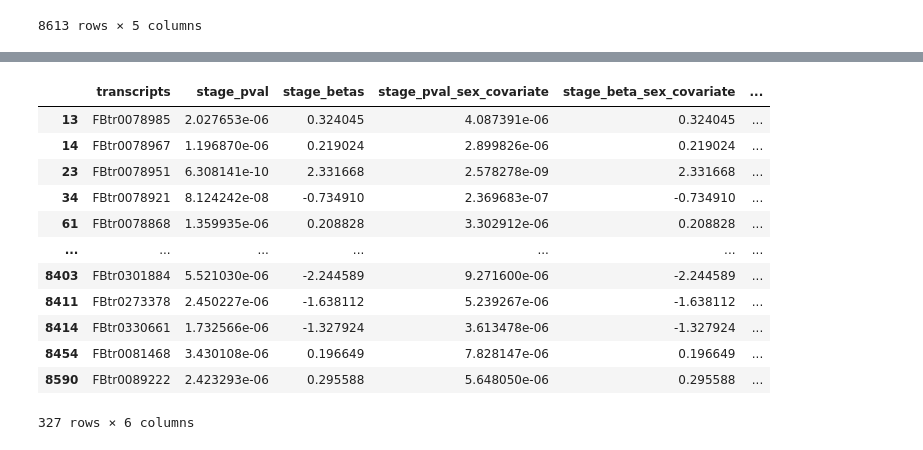
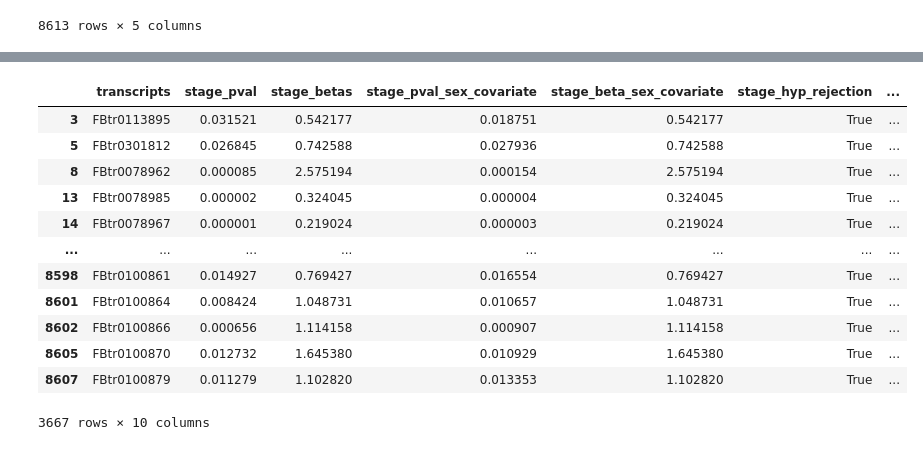
Before and after one commit to jliao94/qbb2020-answers, a Jupyter notebook: assignment7/Assignment7.ipynb, the cells around one changed output, grey strips where cells are left out. Drawn from its saved outputs; the diff is of its cells as text; code cells hidden in the pictures.

```diff
--- a/assignment7/Assignment7.ipynb
+++ b/assignment7/Assignment7.ipynb
@@ -341,3 +342,12 @@ diff_expr
 | 8611 | FBtr0114261 | 0.170680 | -0.212609 | 0.177894 | -0.212609 |
 | 8612 | FBtr0114216 | 0.752048 | -0.116162 | 0.749759 | -0.116162 |
 8613 rows × 5 columns
+# %%
+#perform hypothesis testing for p-values based on stage, set at 10% fdr
+stage_pval = diff_expr["stage_pval"]
+stage_fdr_results = ssm.fdrcorrection(stage_pval, alpha=0.10, method='indep', is_sorted=False)
+hyp_rejection = stage_fdr_results[0]
+corrected_pvals = stage_fdr_results[1]
+diff_expr["stage_hyp_rejection"] =hyp_rejection
+diff_expr["corrected_stage_pvals"] = corrected_pvals
+diff_expr
@@ -343,0 +368,9 @@ diff_expr
+# %%
+#perform hypothesis testing for p-values based on stage with sex as covariate, set at 10% fdr
+stage_sex_pval = diff_expr["stage_pval_sex_covariate"]
+stage_sex_fdr_results = ssm.fdrcorrection(stage_sex_pval, alpha=0.10, method='indep', is_sorted=False)
+hyp_rejection = stage_sex_fdr_results[0]
+corrected_pvals = stage_sex_fdr_results[1]
+diff_expr["stage_sex_hyp_rejection"] =hyp_rejection
+diff_expr["corrected_stage_sex_pvals"] = corrected_pvals
+diff_expr
@@ -387,2 +431,4 @@ Percentage overlap: 77.23214285714286%
-# %%
-diff_expr['stage_log_pval_sex_covariate'] = -1 * np.log10(diff_expr['stage_pval_sex_covariate'])
+# %%
+#log transform the corrected_stage/sex p-values
+diff_expr['log_corrected_stage_sex_pvals'] = -1 * np.log10(diff_expr['corrected_stage_sex_pvals'])
+diff_expr
@@ -389,20 +449,20 @@ diff_expr['stage_log_pval_sex_covariate'] = -1 * np.log10(diff_expr['stage_pval_
 # %%
-#dataframe of all insignificant SNPs with p-value > 10^-5 ie log(p-value) > 5
-diff_expr_sig = diff_expr[diff_expr['stage_log_pval_sex_covariate']>5]
+#dataframe of all significant SNPs based on hypothesis testing
+diff_expr_sig = diff_expr[diff_expr['stage_sex_hyp_rejection']==True]
 diff_expr_sig
 # %% [output]
-|  | transcripts | stage_pval | stage_betas | stage_pval_sex_covariate | stage_beta_sex_covariate | ... |
-| 13 | FBtr0078985 | 2.027653e-06 | 0.324045 | 4.087391e-06 | 0.324045 | ... |
-| 14 | FBtr0078967 | 1.196870e-06 | 0.219024 | 2.899826e-06 | 0.219024 | ... |
-| 23 | FBtr0078951 | 6.308141e-10 | 2.331668 | 2.578278e-09 | 2.331668 | ... |
-| 34 | FBtr0078921 | 8.124242e-08 | -0.734910 | 2.369683e-07 | -0.734910 | ... |
-| 61 | FBtr0078868 | 1.359935e-06 | 0.208828 | 3.302912e-06 | 0.208828 | ... |
-| ... | ... | ... | ... | ... | ... | ... |
-| 8403 | FBtr0301884 | 5.521030e-06 | -2.244589 | 9.271600e-06 | -2.244589 | ... |
-| 8411 | FBtr0273378 | 2.450227e-06 | -1.638112 | 5.239267e-06 | -1.638112 | ... |
-| 8414 | FBtr0330661 | 1.732566e-06 | -1.327924 | 3.613478e-06 | -1.327924 | ... |
-| 8454 | FBtr0081468 | 3.430108e-06 | 0.196649 | 7.828147e-06 | 0.196649 | ... |
-| 8590 | FBtr0089222 | 2.423293e-06 | 0.295588 | 5.648050e-06 | 0.295588 | ... |
+|  | transcripts | stage_pval | stage_betas | stage_pval_sex_covariate | stage_beta_sex_covariate | stage_hyp_rejection | ... |
+| 3 | FBtr0113895 | 0.031521 | 0.542177 | 0.018751 | 0.542177 | True | ... |
+| 5 | FBtr0301812 | 0.026845 | 0.742588 | 0.027936 | 0.742588 | True | ... |
+| 8 | FBtr0078962 | 0.000085 | 2.575194 | 0.000154 | 2.575194 | True | ... |
+| 13 | FBtr0078985 | 0.000002 | 0.324045 | 0.000004 | 0.324045 | True | ... |
+| 14 | FBtr0078967 | 0.000001 | 0.219024 | 0.000003 | 0.219024 | True | ... |
+| ... | ... | ... | ... | ... | ... | ... | ... |
+| 8598 | FBtr0100861 | 0.014927 | 0.769427 | 0.016554 | 0.769427 | True | ... |
+| 8601 | FBtr0100864 | 0.008424 | 1.048731 | 0.010657 | 1.048731 | True | ... |
+| 8602 | FBtr0100866 | 0.000656 | 1.114158 | 0.000907 | 1.114158 | True | ... |
+| 8605 | FBtr0100870 | 0.012732 | 1.645380 | 0.010929 | 1.645380 | True | ... |
+| 8607 | FBtr0100879 | 0.011279 | 1.102820 | 0.013353 | 1.102820 | True | ... |
-327 rows × 6 columns
+3667 rows × 10 columns
 # %%
 fig,ax = plt.subplots()
```
Also changed, not shown: parts of 7 cells of this notebook, 1 other file.
